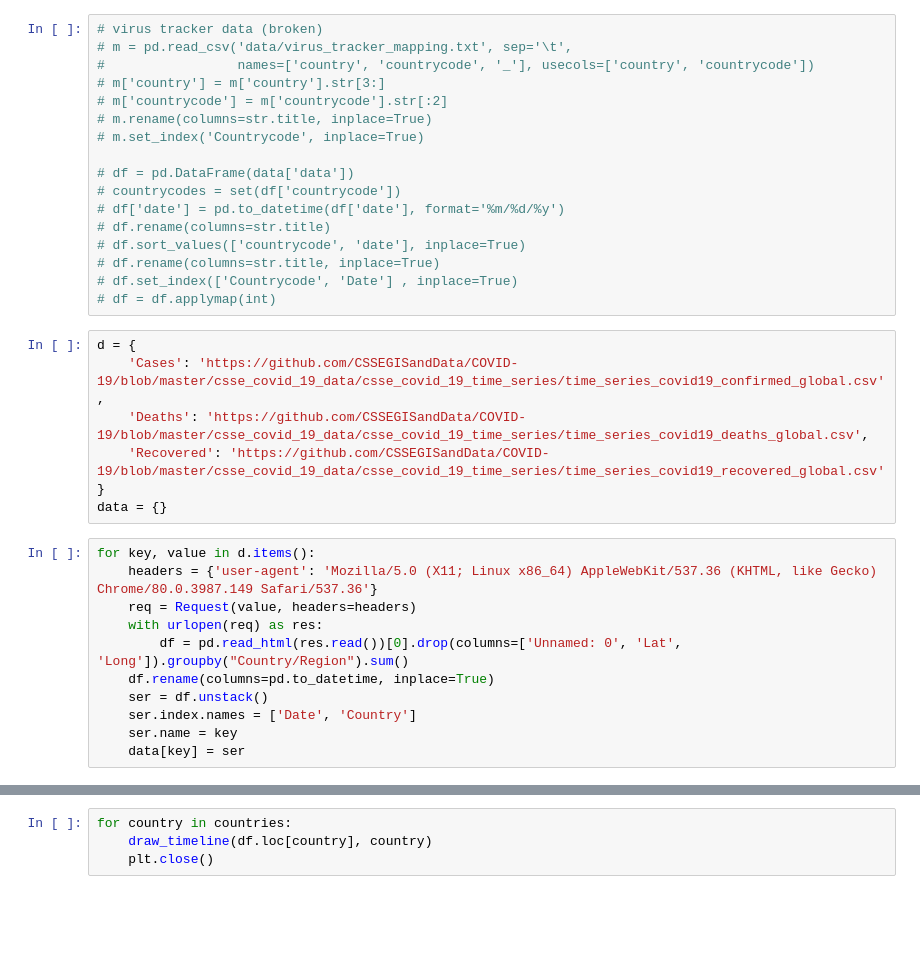
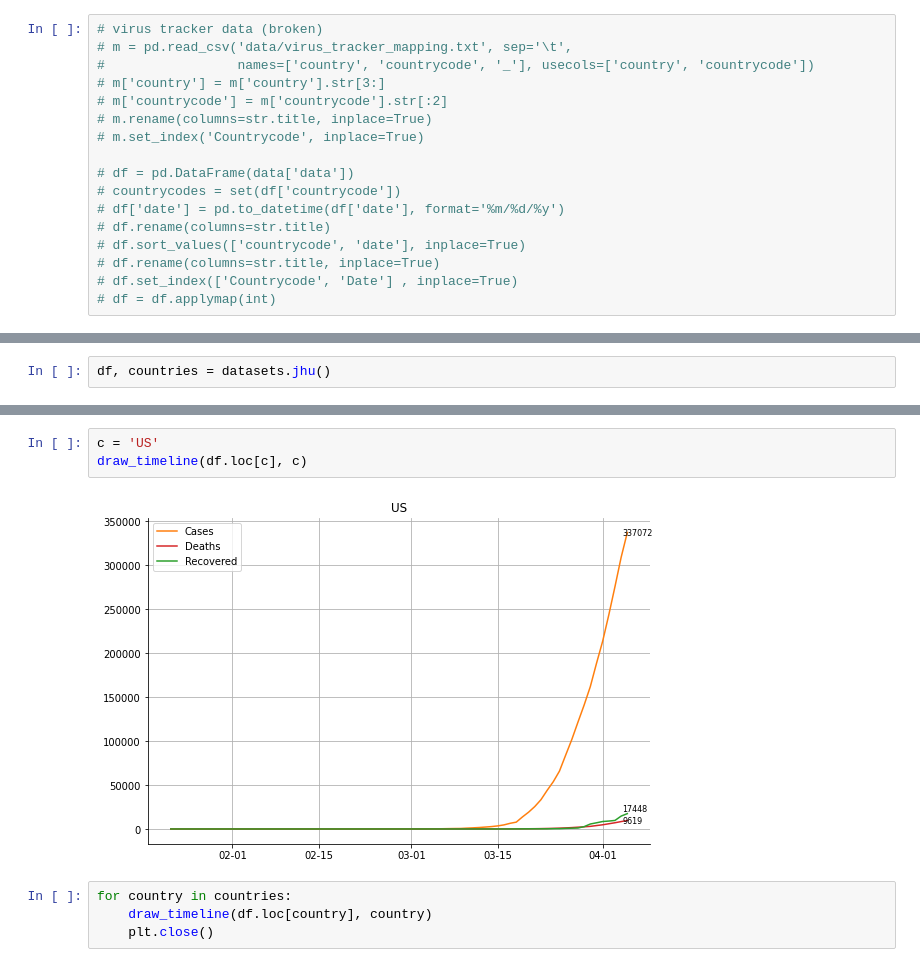
Before and after one commit to zhaoyi3264/covid-19-trend, a Jupyter notebook: country_timeline.ipynb, the cells around one changed output, grey strips where cells are left out. Saved outputs shown, nothing was run; the diff lists cells and outputs as text; blank space fills up the shorter version.

```diff
--- a/country_timeline.ipynb
+++ b/country_timeline.ipynb
@@ -25,21 +21,3 @@ import datasets
 # df.rename(columns=str.title, inplace=True)
 # df.set_index(['Countrycode', 'Date'] , inplace=True)
 # df = df.applymap(int)
-# %%
-d = {
-    'Cases': 'https://github.com/CSSEGISandData/COVID-19/blob/master/csse_covid_19_data/csse_covid_19_time_series/time_series_covid19_confirmed_global.csv',
-    'Deaths': 'https://github.com/CSSEGISandData/COVID-19/blob/master/csse_covid_19_data/csse_covid_19_time_series/time_series_covid19_deaths_global.csv',
-    'Recovered': 'https://github.com/CSSEGISandData/COVID-19/blob/master/csse_covid_19_data/csse_covid_19_time_series/time_series_covid19_recovered_global.csv'
-}
-data = {}
-# %%
-for key, value in d.items():
-    headers = {'user-agent': 'Mozilla/5.0 (X11; Linux x86_64) AppleWebKit/537.36 (KHTML, like Gecko) Chrome/80.0.3987.149 Safari/537.36'}
-    req = Request(value, headers=headers)
-    with urlopen(req) as res:
-        df = pd.read_html(res.read())[0].drop(columns=['Unnamed: 0', 'Lat', 'Long']).groupby("Country/Region").sum()
-    df.rename(columns=pd.to_datetime, inplace=True)
-    ser = df.unstack()
-    ser.index.names = ['Date', 'Country']
-    ser.name = key
-    data[key] = ser
@@ -60,3 +24,5 @@ df.head()
+# %%
+df, countries = datasets.jhu()
 # %%
 colors = ['tab:orange', 'tab:red', 'tab:green']
 
@@ -81,3 +44,8 @@ draw_timeline(df.loc['Denmark'], '')
+# %%
+c = 'US'
+draw_timeline(df.loc[c], c)
+# %% [output]
+[figure, added]
 # %%
 for country in countries:
     draw_timeline(df.loc[country], country)
```
Also changed, not shown: parts of 5 cells of this notebook, 8 other files.
